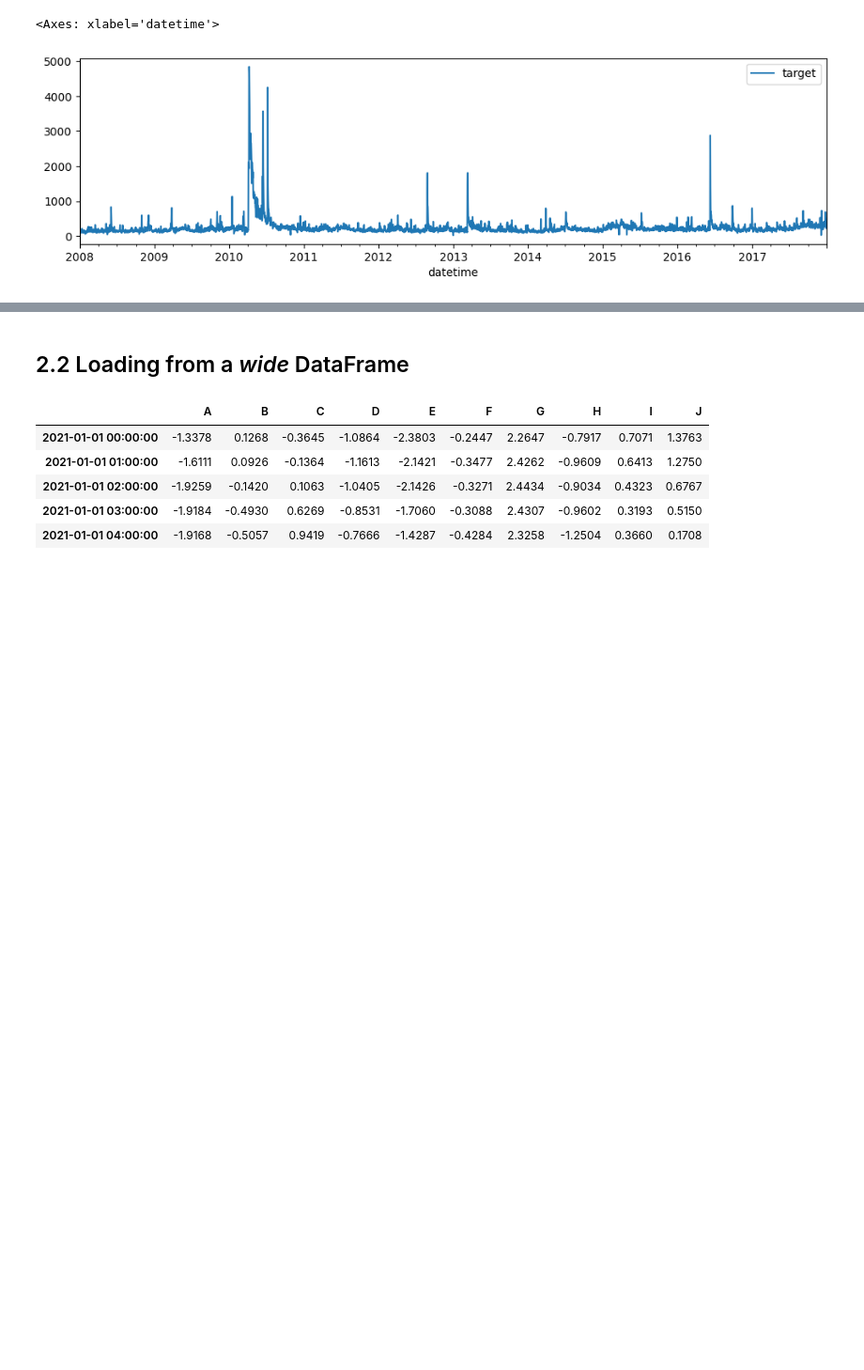
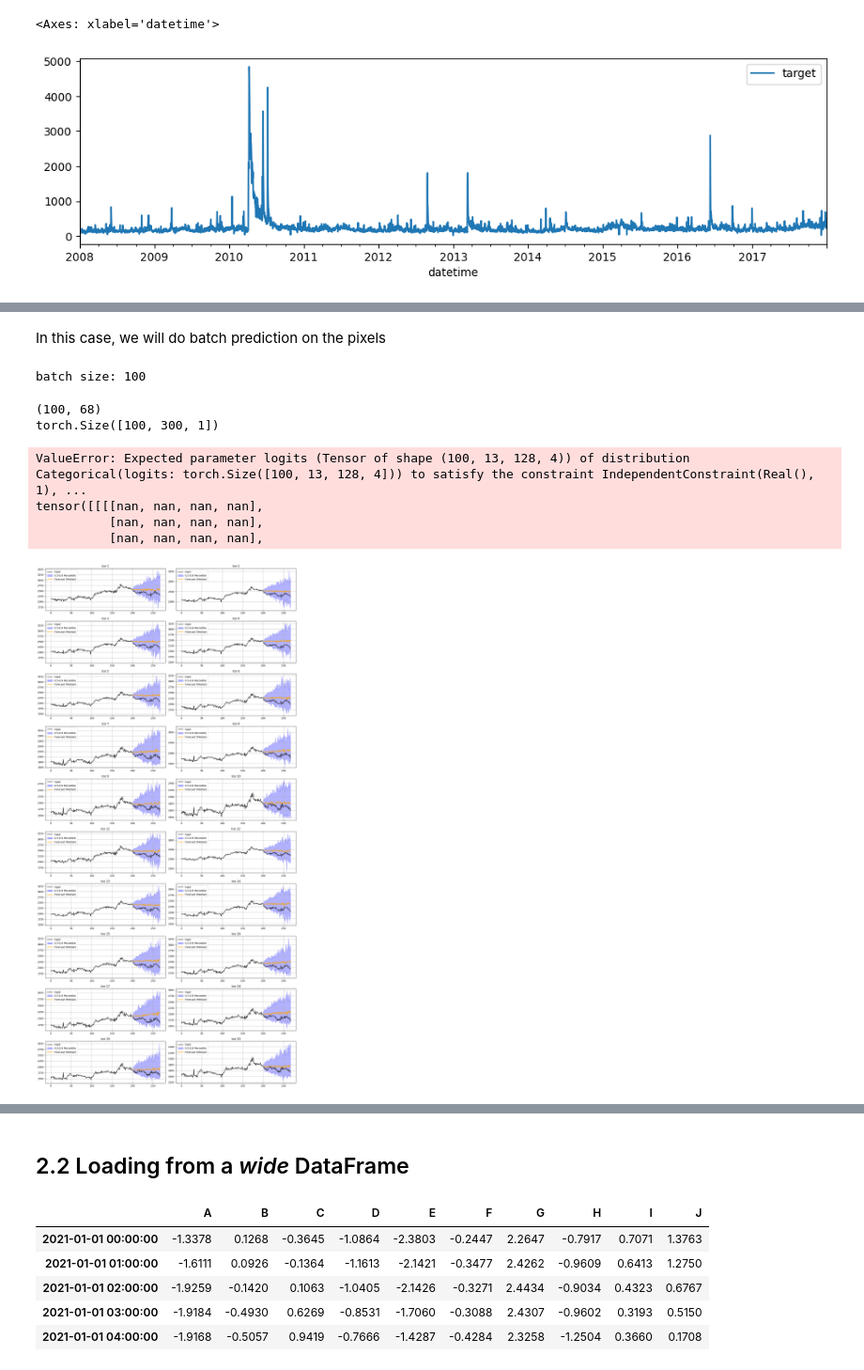
Before and after one commit to mdenolle/GeoCAST, a Jupyter notebook: test_zero-shot/moirai_forecast_pandas.ipynb, the cells around one changed output, grey strips where cells are left out. Shown at 94% size. Cells and saved outputs as stored; diff of their text form; code cells hidden in the pictures; blank space fills up the shorter version.

```diff
--- a/test_zero-shot/moirai_forecast_pandas.ipynb
+++ b/test_zero-shot/moirai_forecast_pandas.ipynb
@@ -233,0 +303,9 @@ plot_next_multi(
+# %%
+# rename all columns to target_1, target_2, etc, except for the datetime and date
+df = df.rename(columns={col: f"target_{i}" for i, col in enumerate(df.columns) if col != "datetime" and col != "Date"})
+# make new dataframe with the datetime and the target column
+# remove Date column
+df = df.drop(columns=["Date"])
+# set the datetime as the index
+df = df.set_index("datetime")
+df.head()
@@ -233,0 +321,30 @@ plot_next_multi(
+# %% [markdown]
+In this case, we will do batch prediction on the pixels
+# %%
+BSZ = len(df.keys())
+print(f"batch size: {BSZ}")
+# %% [output]
+batch size: 100
+# %%
+#format the data for MOIRAI
+inp,label,past_target,past_observed_target,past_is_pad =  prepare_for_moirai_wide_dataframe(df, BSZ, CTX,PDT)
+# %% [output]
+(100, 68)
+torch.Size([100, 300, 1])
+# %%
+# Make prediction
+forecast = model(
+    past_target=past_target,
+    past_observed_target=past_observed_target,
+    past_is_pad=past_is_pad,
+)
+print(forecast.shape,CTX,PDT,BSZ)
+# %% [output]
+ValueError: Expected parameter logits (Tensor of shape (100, 13, 128, 4)) of distribution Categorical(logits: torch.Size([100, 13, 128, 4])) to satisfy the constraint IndependentConstraint(Real(), 1), ...
+tensor([[[[nan, nan, nan, nan],
+          [nan, nan, nan, nan],
+          [nan, nan, nan, nan],
+# %%
+plot_moirai(inp, label, forecast,"Ice","moirai_ice_forecast")
+# %% [output]
+[figure, added]
```
Also changed, not shown: parts of 42 cells of this notebook, 6 other files.
